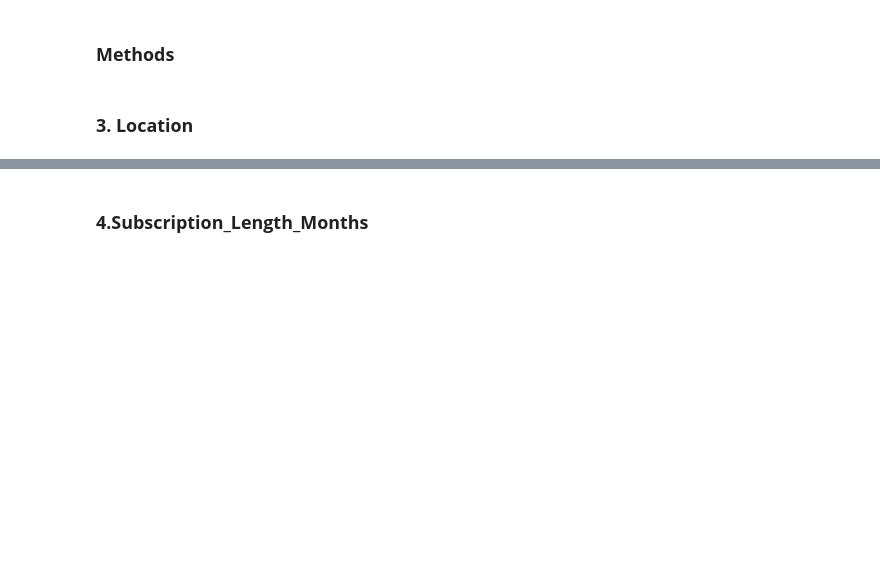
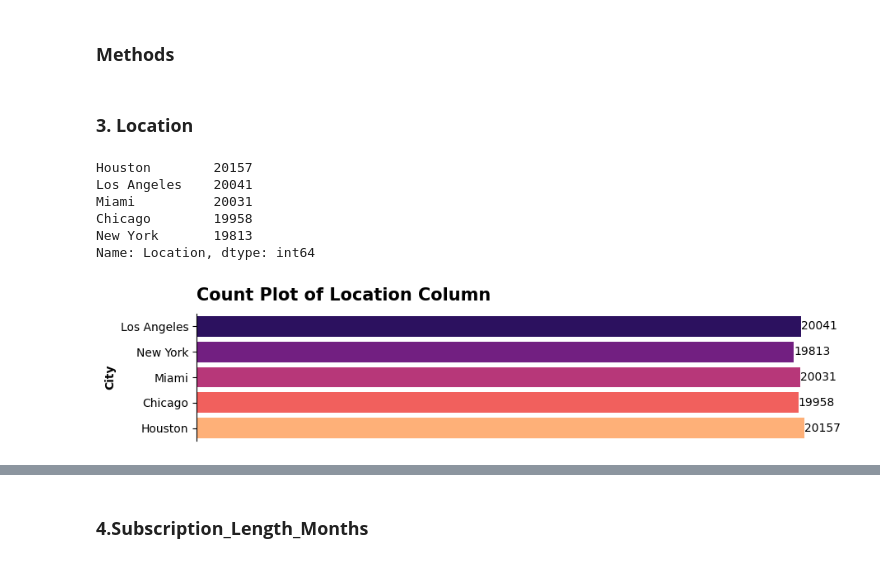
Before and after one commit to BhanuSrihridai/Customer-Churn-Prediction, a Jupyter notebook: Customer_Churn_Prediction.ipynb, the cells around one changed output, grey strips where cells are left out. Saved outputs shown, nothing was run; the diff lists cells and outputs as text; code cells hidden in the pictures; blank space fills up the shorter version.

```diff
--- a/Customer_Churn_Prediction.ipynb
+++ b/Customer_Churn_Prediction.ipynb
@@ -483,3 +483,24 @@ def line(data,x,y):
   fig.spines[['right','top']].set_visible(False)                                          # Removing the chart junk like boarders
 # %% [markdown]
 ### **3. Location**
+# %%
+data['Location'].value_counts()
+# %% [output]
+Houston        20157
+Los Angeles    20041
+Miami          20031
+Chicago        19958
+New York       19813
+Name: Location, dtype: int64
+# %%
+plt.figure(figsize=(10,2))
+plot=sns.countplot(data=data,y='Location',palette='magma',saturation=1)
+title="Count Plot of Location Column"
+plot.set_title(f"{title}",fontsize=15,fontweight='bold',x=0.23,y=1.05)
+plot.bar_label(plot.containers[0])
+plot.spines[['right','top','bottom']].set_visible(False)                                # Removing the chart junk
+plot.xaxis.set_visible(False)
+plt.ylabel('City',fontweight='bold',fontsize=10)
+plt.savefig(f'{title}')
+# %% [output]
+[figure, added]
```
Also changed, not shown: parts of 1 cell of this notebook.
